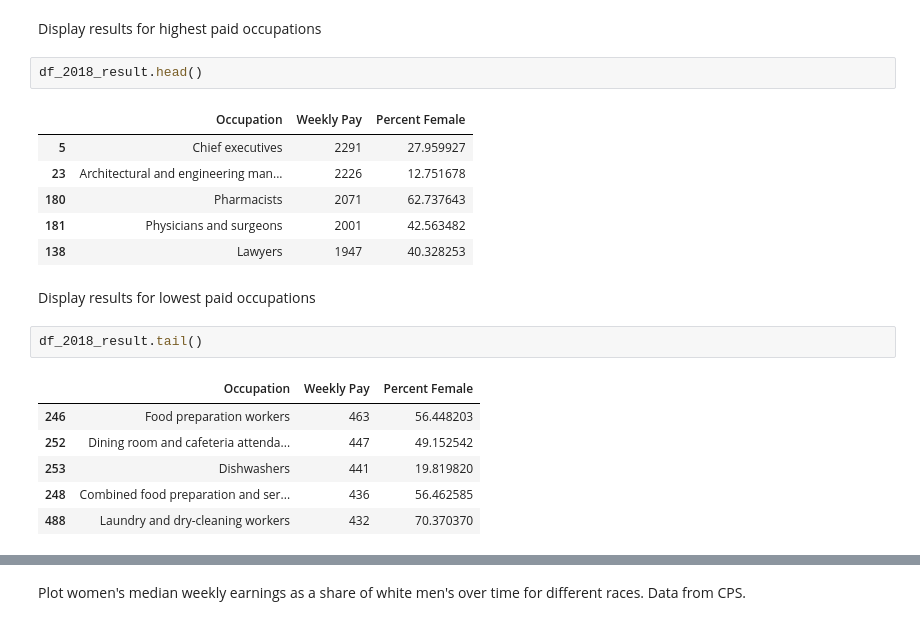
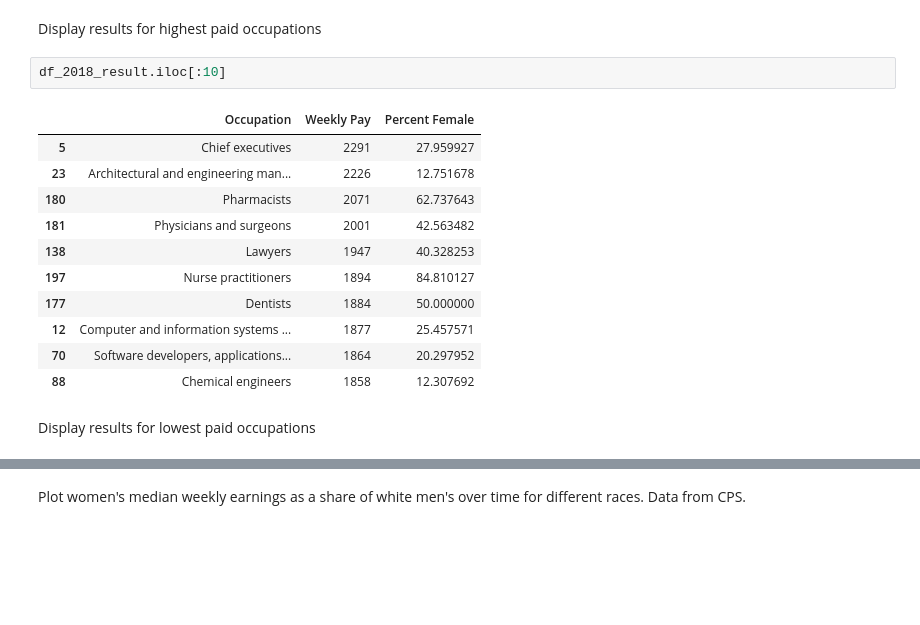
Before and after one commit to coverney/ThinkStats2, a Jupyter notebook: project2/Women Weekly Income Visualizations.ipynb, the cells around one changed output, grey strips where cells are left out. Cells and saved outputs as stored; diff of their text form; blank space fills up the shorter version.

```diff
--- a/project2/Women Weekly Income Visualizations.ipynb
+++ b/project2/Women Weekly Income Visualizations.ipynb
@@ -64,23 +64,19 @@ Sort the DataFrame rows by weekly incomes with the higher incomes at the top
 df_2018_result = df_2018_result.sort_values(by=['Weekly Pay'], ascending=False)
 # %% [markdown]
 Display results for highest paid occupations
-# %%
-df_2018_result.head()
-# %% [output]
-|  | Occupation | Weekly Pay | Percent Female |
-| 5 | Chief executives | 2291 | 27.959927 |
-| 23 | Architectural and engineering man... | 2226 | 12.751678 |
-| 180 | Pharmacists | 2071 | 62.737643 |
-| 181 | Physicians and surgeons | 2001 | 42.563482 |
-| 138 | Lawyers | 1947 | 40.328253 |
+# %%
+df_2018_result.iloc[:10]
+# %% [output]
+|  | Occupation | Weekly Pay | Percent Female |
+| 5 | Chief executives | 2291 | 27.959927 |
+| 23 | Architectural and engineering man... | 2226 | 12.751678 |
+| 180 | Pharmacists | 2071 | 62.737643 |
+| 181 | Physicians and surgeons | 2001 | 42.563482 |
+| 138 | Lawyers | 1947 | 40.328253 |
+| 197 | Nurse practitioners | 1894 | 84.810127 |
+| 177 | Dentists | 1884 | 50.000000 |
+| 12 | Computer and information systems ... | 1877 | 25.457571 |
+| 70 | Software developers, applications... | 1864 | 20.297952 |
+| 88 | Chemical engineers | 1858 | 12.307692 |
 # %% [markdown]
 Display results for lowest paid occupations
-# %%
-df_2018_result.tail()
-# %% [output]
-|  | Occupation | Weekly Pay | Percent Female |
-| 246 | Food preparation workers | 463 | 56.448203 |
-| 252 | Dining room and cafeteria attenda... | 447 | 49.152542 |
-| 253 | Dishwashers | 441 | 19.819820 |
-| 248 | Combined food preparation and ser... | 436 | 56.462585 |
-| 488 | Laundry and dry-cleaning workers | 432 | 70.370370 |
```
Also changed, not shown: parts of 2 cells of this notebook, 4 other files.
